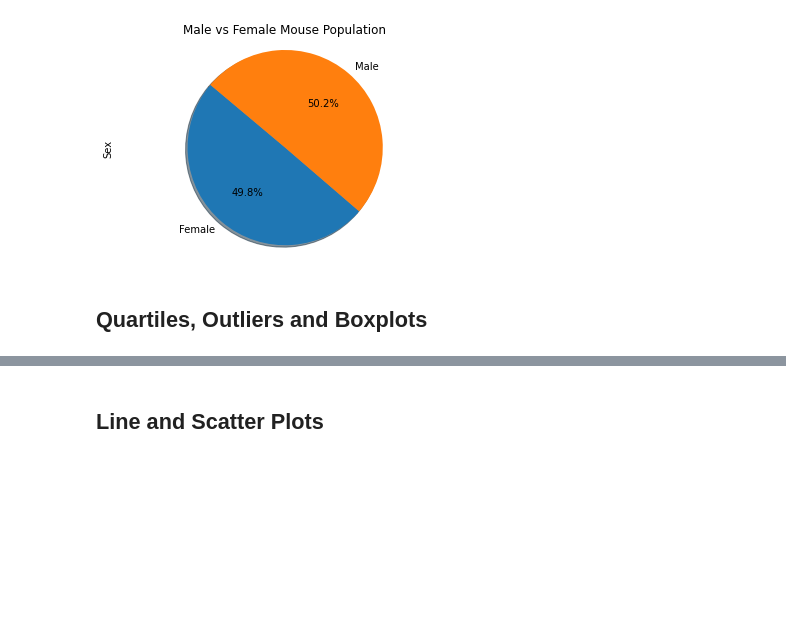
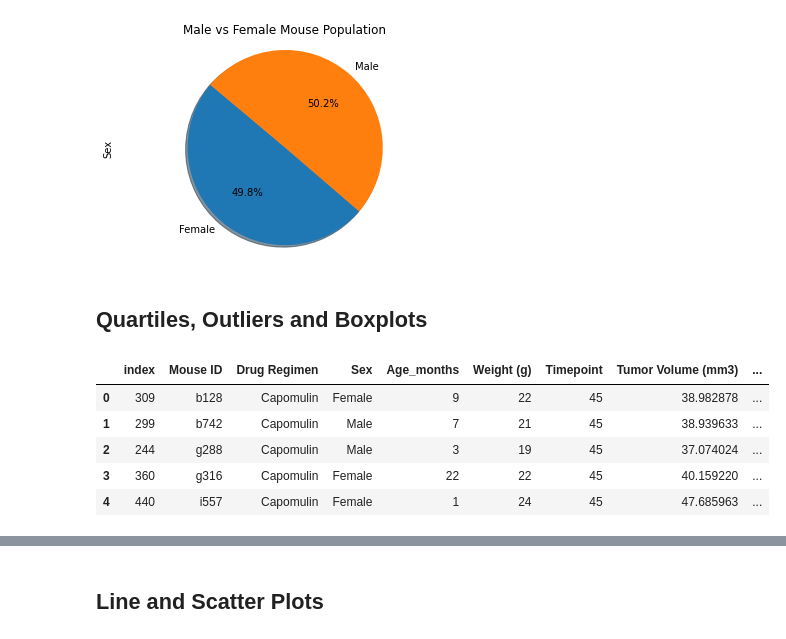
Before and after one commit to Brack1345/matplotlib_challenge, a Jupyter notebook: pymaceuticals_starter.ipynb, the cells around one changed output, grey strips where cells are left out. Saved outputs shown, nothing was run; the diff lists cells and outputs as text; code cells hidden in the pictures; blank space fills up the shorter version.

```diff
--- a/pymaceuticals_starter.ipynb
+++ b/pymaceuticals_starter.ipynb
@@ -241,3 +241,17 @@ plt.show()
 [figure]
 # %% [markdown]
 ## Quartiles, Outliers and Boxplots
+# %%
+# Calculate the final tumor volume of each mouse across four of the treatment regimens:
+# Capomulin, Ramicane, Infubinol, and Ceftamin
+
+sorted_df = merged_df.sort_values(["Drug Regimen", "Mouse ID", "Timepoint"], ascending=True)
+last_df = sorted_df.loc[sorted_df["Timepoint"] == 45]
+last_df.head().reset_index()
+# %% [output]
+|  | index | Mouse ID | Drug Regimen | Sex | Age_months | Weight (g) | Timepoint | Tumor Volume (mm3) | ... |
+| 0 | 309 | b128 | Capomulin | Female | 9 | 22 | 45 | 38.982878 | ... |
+| 1 | 299 | b742 | Capomulin | Male | 7 | 21 | 45 | 38.939633 | ... |
+| 2 | 244 | g288 | Capomulin | Male | 3 | 19 | 45 | 37.074024 | ... |
+| 3 | 360 | g316 | Capomulin | Female | 22 | 22 | 45 | 40.159220 | ... |
+| 4 | 440 | i557 | Capomulin | Female | 1 | 24 | 45 | 47.685963 | ... |
```
Also changed, not shown: parts of 4 cells of this notebook.
